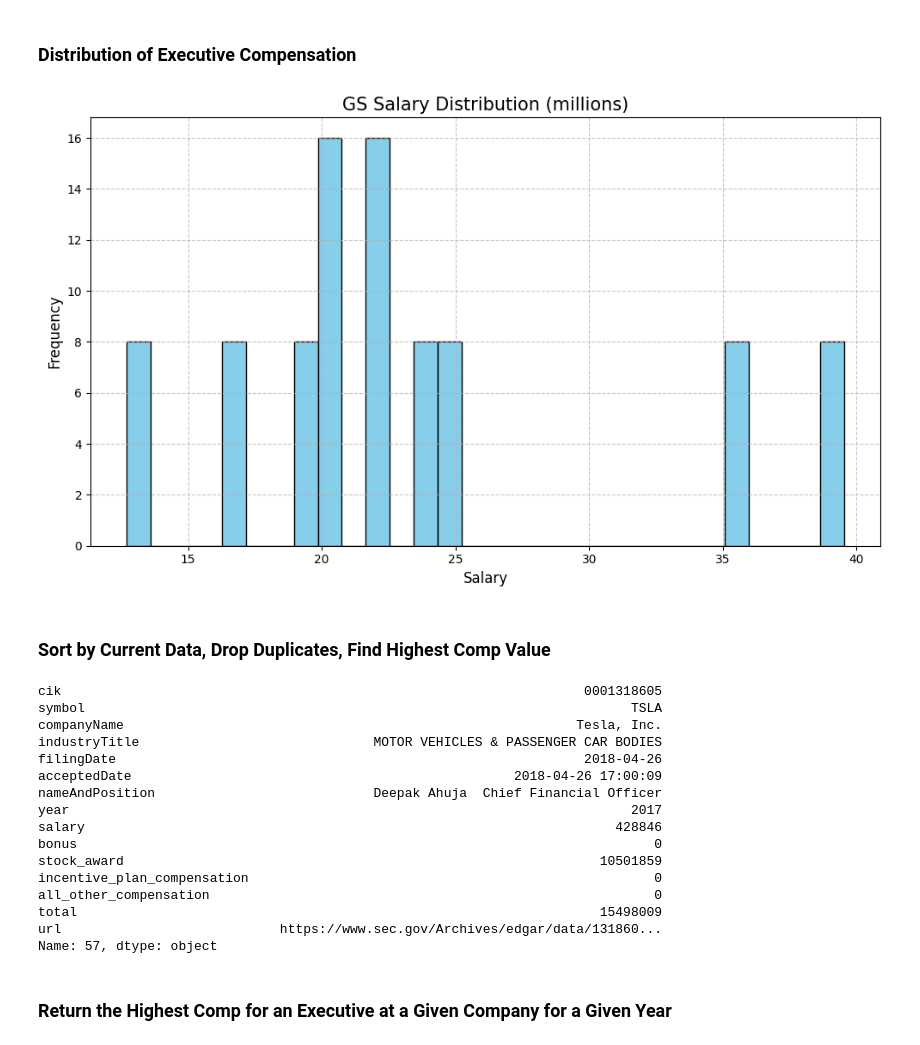
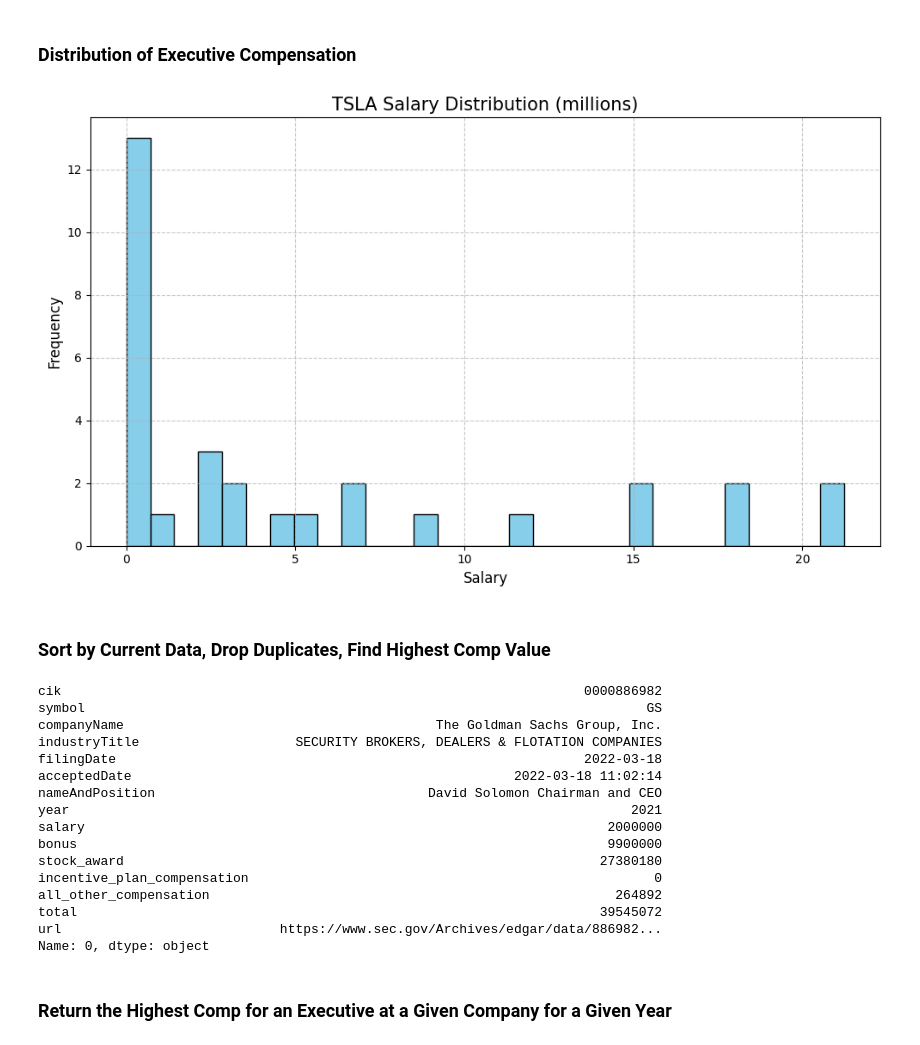
Before and after one commit to Quant-Guild/Executive_Compensation, a Jupyter notebook: Executive Compensation.ipynb, the cells around one changed output. Cells and saved outputs as stored; diff of their text form; code cells hidden in the pictures.

```diff
--- a/Executive Compensation.ipynb
+++ b/Executive Compensation.ipynb
@@ -59,40 +52,40 @@ get_exec_comp("GS")
 ### Distribution of Executive Compensation
 # %%
 plt.figure(figsize=(10, 6))
-plt.hist(get_exec_comp("GS")['total']/1000000, bins=30, color='skyblue', edgecolor='black')
+plt.hist(get_exec_comp("TSLA").drop_duplicates('nameAndPosition')['total']/1000000, bins=30, color='skyblue', edgecolor='black')
 
 # Enhancing the plot
-plt.title('GS Salary Distribution (millions)', fontsize=15)
+plt.title('TSLA Salary Distribution (millions)', fontsize=15)
 plt.xlabel('Salary', fontsize=12)
 plt.ylabel('Frequency', fontsize=12)
 plt.grid(True, linestyle='--', alpha=0.7)
 plt.tight_layout()
 
 # Show the plot
 plt.show()
 # %% [output]
-[figure, old version]
+[figure, new version]
 # %% [markdown]
 ### Sort by Current Data, Drop Duplicates, Find Highest Comp Value
 # %%
-get_exec_comp("TSLA").sort_values(by='year', ascending=False).drop_duplicates("nameAndPosition").sort_values(by='stock_award', ascending=False).iloc[0]
+get_exec_comp("GS").sort_values(by='year', ascending=False).drop_duplicates("nameAndPosition").sort_values(by='total', ascending=False).iloc[0]
 # %% [output]
-cik                                                                   0001318605
-symbol                                                                      TSLA
-companyName                                                          Tesla, Inc.
-industryTitle                              MOTOR VEHICLES & PASSENGER CAR BODIES
-filingDate                                                            2018-04-26
-acceptedDate                                                 2018-04-26 17:00:09
-nameAndPosition                            Deepak Ahuja  Chief Financial Officer
-year                                                                        2017
-salary                                                                    428846
-bonus                                                                          0
-stock_award                                                             10501859
+cik                                                                   0000886982
+symbol                                                                        GS
+companyName                                        The Goldman Sachs Group, Inc.
+industryTitle                    SECURITY BROKERS, DEALERS & FLOTATION COMPANIES
+filingDate                                                            2022-03-18
+acceptedDate                                                 2022-03-18 11:02:14
+nameAndPosition                                   David Solomon Chairman and CEO
+year                                                                        2021
+salary                                                                   2000000
+bonus                                                                    9900000
+stock_award                                                             27380180
 incentive_plan_compensation                                                    0
-all_other_compensation                                                         0
-total                                                                   15498009
-url                            https://www.sec.gov/Archives/edgar/data/131860...
-Name: 57, dtype: object
+all_other_compensation                                                    264892
+total                                                                   39545072
+url                            https://www.sec.gov/Archives/edgar/data/886982...
+Name: 0, dtype: object
 # %% [markdown]
 ### Return the Highest Comp for an Executive at a Given Company for a Given Year
 # %%
```
Also changed, not shown: parts of 4 cells of this notebook.
